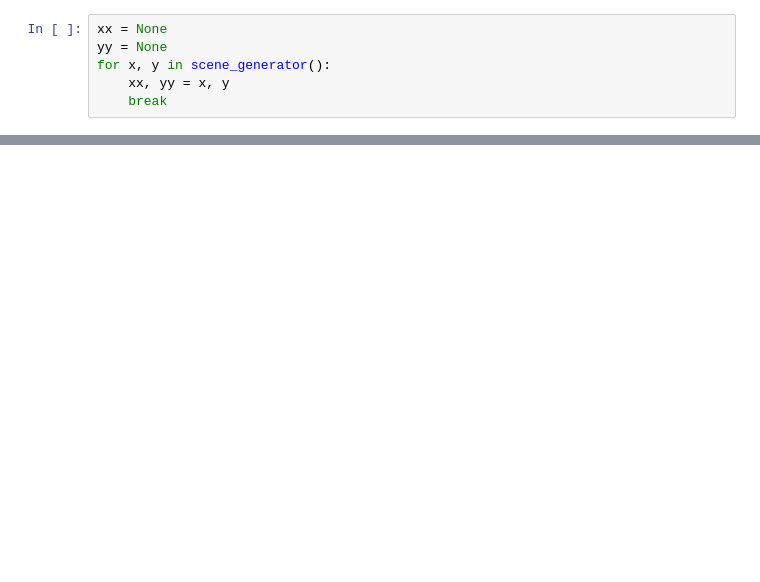
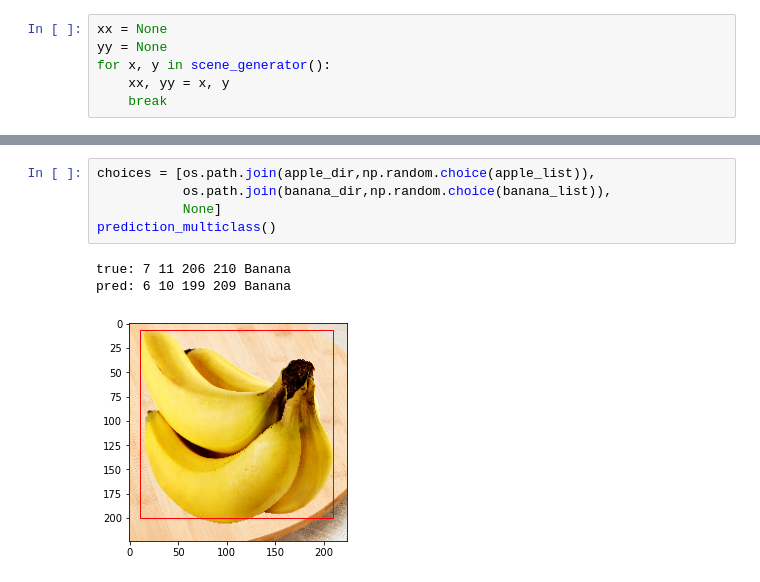
Before and after one commit to gsharansingh/Fruit_localization_and_detection, a Jupyter notebook: object_localization_simple_model.ipynb, the cells around one changed output, grey strips where cells are left out. Cells and saved outputs as stored; diff of their text form; blank space fills up the shorter version.

```diff
--- a/object_localization_simple_model.ipynb
+++ b/object_localization_simple_model.ipynb
@@ -257,0 +385,9 @@ pred: 67 75 104 110 Banana
+# %%
+choices = [os.path.join(apple_dir,np.random.choice(apple_list)),
+           os.path.join(banana_dir,np.random.choice(banana_list)),
+           None]
+prediction_multiclass()
+# %% [output]
+true: 7 11 206 210 Banana
+pred: 6 10 199 209 Banana
+[figure, added]
```
Also changed, not shown: parts of 24 cells of this notebook.
